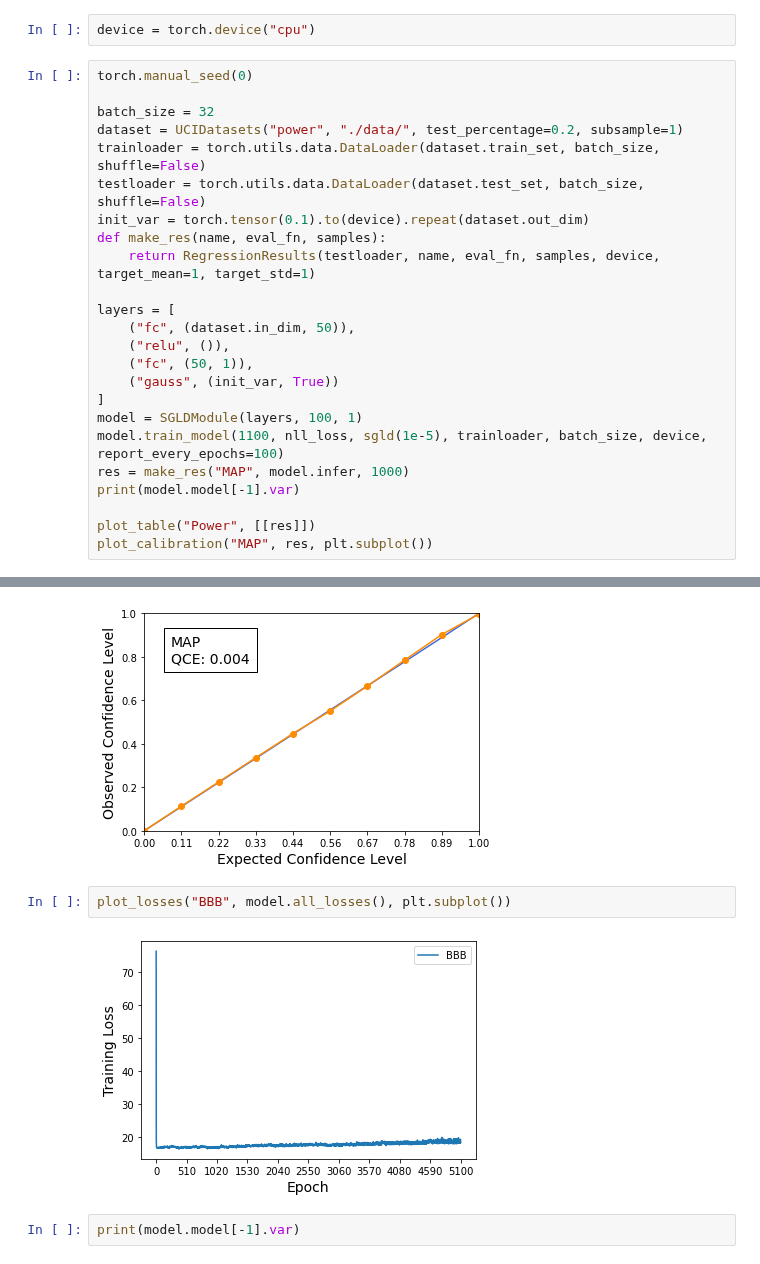
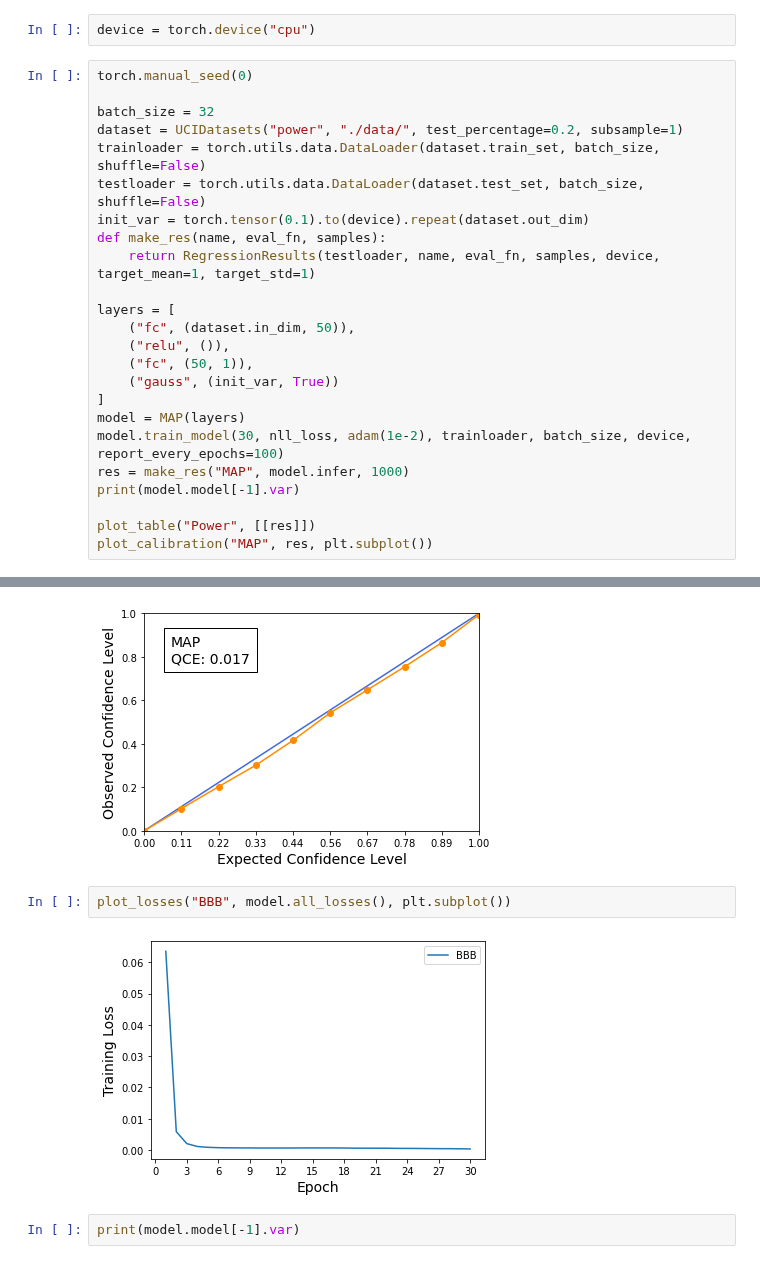
Before and after one commit to Feuermagier/VariationalBayesianDL, a Jupyter notebook: UCI.ipynb, the cells around one changed output, grey strips where cells are left out. Drawn from its saved outputs; the diff is of its cells as text.

```diff
--- a/UCI.ipynb
+++ b/UCI.ipynb
@@ -35,8 +35,8 @@ layers = [
     ("fc", (50, 1)),
     ("gauss", (init_var, True))
 ]
-model = SGLDModule(layers, 100, 1)
-model.train_model(1100, nll_loss, sgld(1e-5), trainloader, batch_size, device, report_every_epochs=100)
+model = MAP(layers)
+model.train_model(30, nll_loss, adam(1e-2), trainloader, batch_size, device, report_every_epochs=100)
 res = make_res("MAP", model.infer, 1000)
 print(model.model[-1].var)
 
@@ -63,8 +52,8 @@ tensor([0.0628], grad_fn=<PowBackward0>)
-[figure, old version]
+[figure, new version]
 # %%
 plot_losses("BBB", model.all_losses(), plt.subplot())
 # %% [output]
-[figure, old version]
+[figure, new version]
 # %%
 print(model.model[-1].var)
 # %% [output]
```
Also changed, not shown: parts of 1 cell of this notebook, 7 other files.
